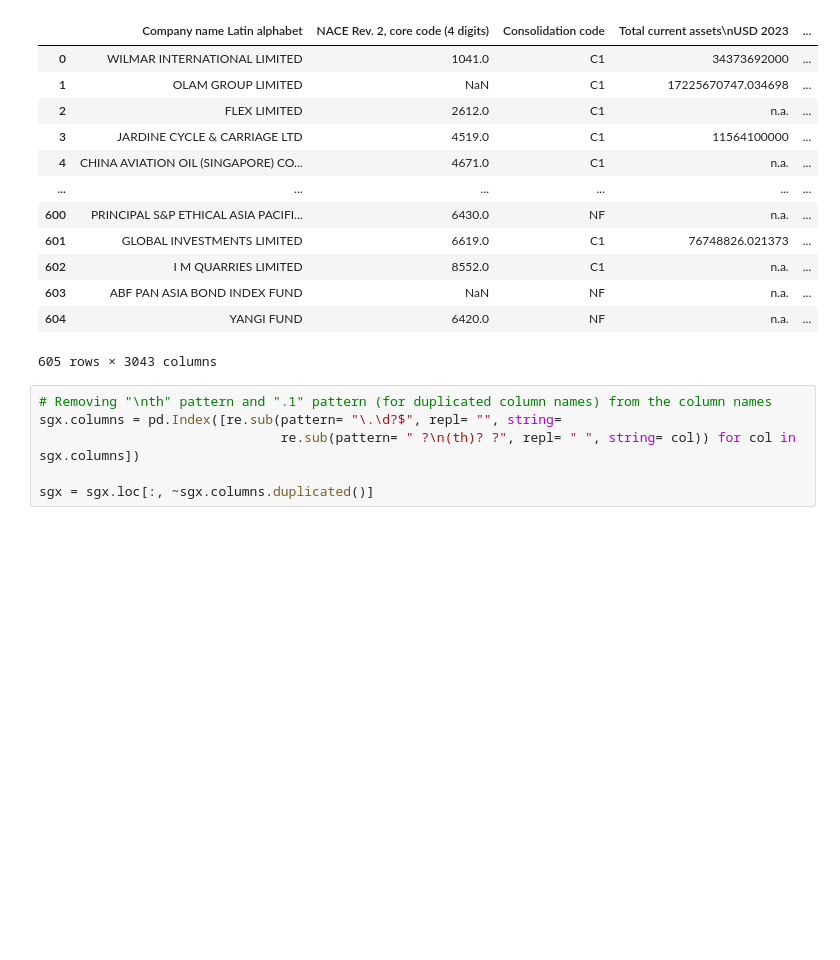
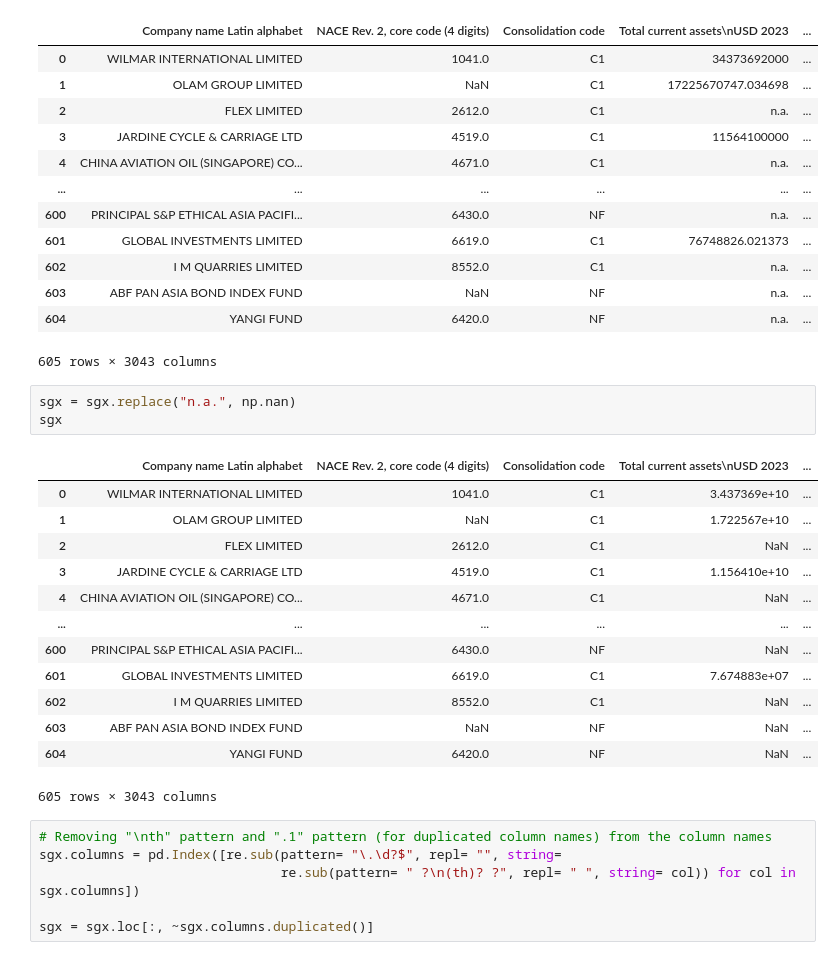
Before and after one commit to yungqiyang/sgx_panel_data_analysis, a Jupyter notebook: sgx_data_cleaning.ipynb, the cells around one changed output. Saved outputs shown, nothing was run; the diff lists cells and outputs as text; blank space fills up the shorter version.

```diff
--- a/sgx_data_cleaning.ipynb
+++ b/sgx_data_cleaning.ipynb
@@ -20,6 +21,23 @@ sgx
 | 603 | ABF PAN ASIA BOND INDEX FUND | NaN | NF | n.a. | ... |
 | 604 | YANGI FUND | 6420.0 | NF | n.a. | ... |
 605 rows × 3043 columns
+# %%
+sgx = sgx.replace("n.a.", np.nan)
+sgx
+# %% [output]
+|  | Company name Latin alphabet | NACE Rev. 2, core code (4 digits) | Consolidation code | Total current assets\nUSD 2023 | ... |
+| 0 | WILMAR INTERNATIONAL LIMITED | 1041.0 | C1 | 3.437369e+10 | ... |
+| 1 | OLAM GROUP LIMITED | NaN | C1 | 1.722567e+10 | ... |
+| 2 | FLEX LIMITED | 2612.0 | C1 | NaN | ... |
+| 3 | JARDINE CYCLE & CARRIAGE LTD | 4519.0 | C1 | 1.156410e+10 | ... |
+| 4 | CHINA AVIATION OIL (SINGAPORE) CO... | 4671.0 | C1 | NaN | ... |
+| ... | ... | ... | ... | ... | ... |
+| 600 | PRINCIPAL S&P ETHICAL ASIA PACIFI... | 6430.0 | NF | NaN | ... |
+| 601 | GLOBAL INVESTMENTS LIMITED | 6619.0 | C1 | 7.674883e+07 | ... |
+| 602 | I M QUARRIES LIMITED | 8552.0 | C1 | NaN | ... |
+| 603 | ABF PAN ASIA BOND INDEX FUND | NaN | NF | NaN | ... |
+| 604 | YANGI FUND | 6420.0 | NF | NaN | ... |
+605 rows × 3043 columns
 # %%
 # Removing "\nth" pattern and ".1" pattern (for duplicated column names) from the column names
 sgx.columns = pd.Index([re.sub(pattern= "\.\d?$", repl= "", string=
```
Also changed, not shown: parts of 8 cells of this notebook, 2 other files.
